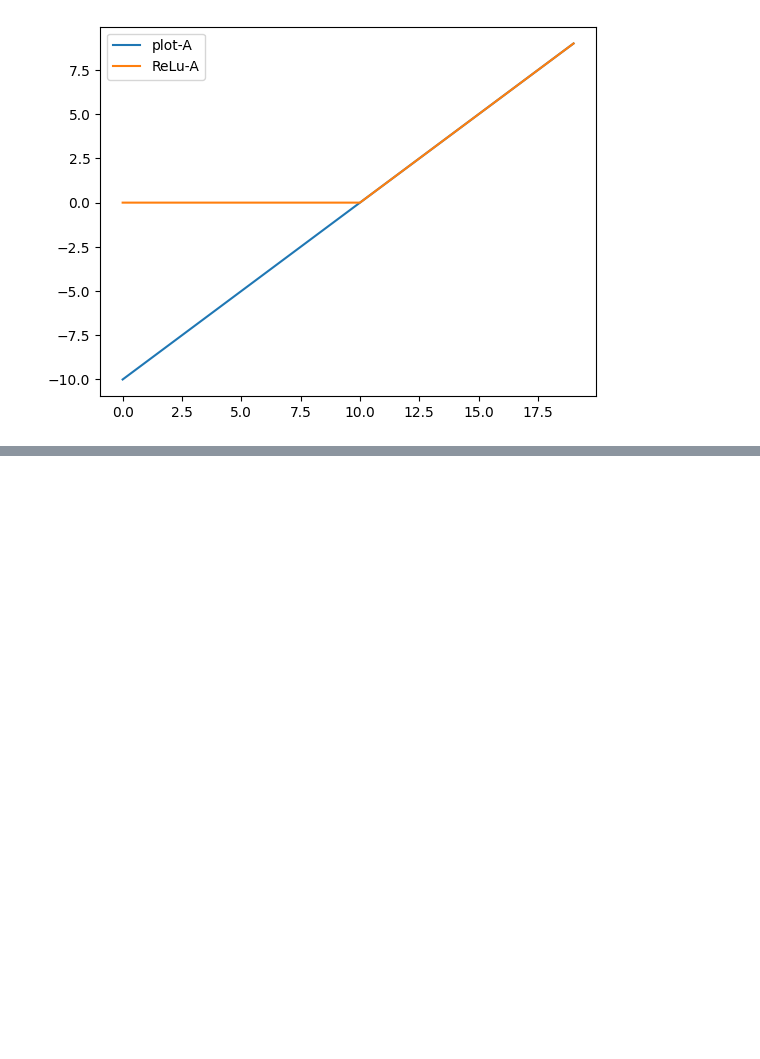
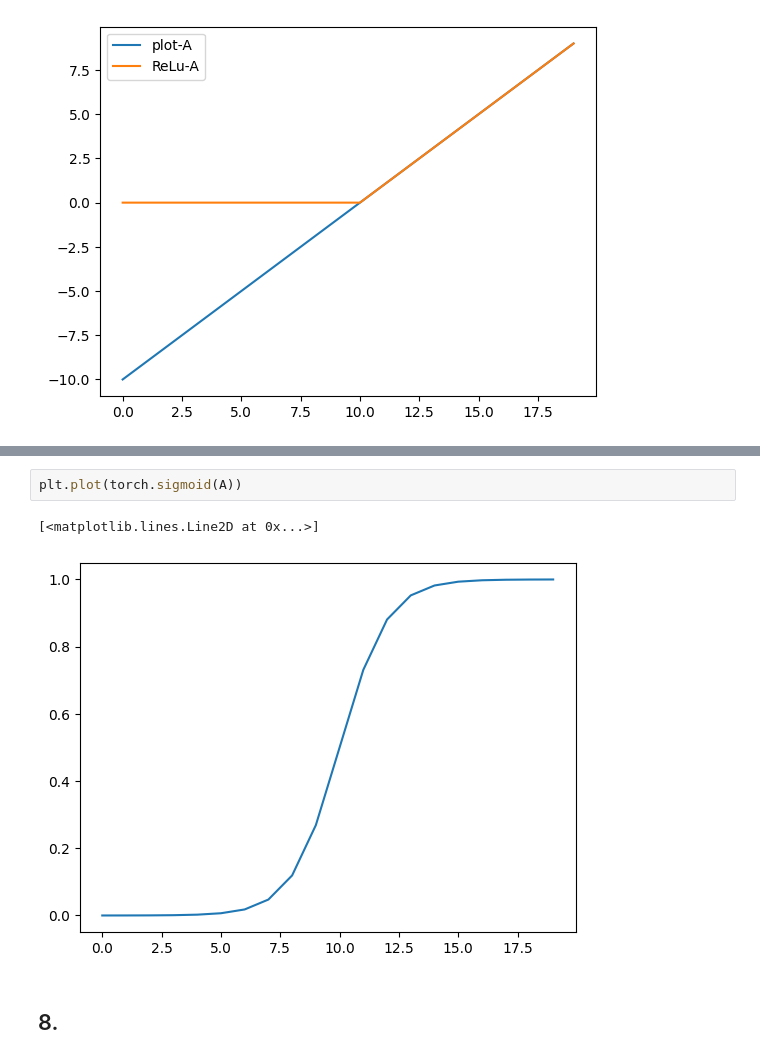
Before and after one commit to RohanVarmaP/Deep-Learning, a Jupyter notebook: 02_Neural_Network_classification.ipynb, the cells around one changed output, grey strips where cells are left out. Cells and saved outputs as stored; diff of their text form; blank space fills up the shorter version.

```diff
--- a/02_Neural_Network_classification.ipynb
+++ b/02_Neural_Network_classification.ipynb
@@ -658,0 +681,7 @@ plt.legend(['plot-A','ReLu-A'])
+# %%
+plt.plot(torch.sigmoid(A))
+# %% [output]
+[<matplotlib.lines.Line2D at 0x...>]
+[figure, added]
+# %% [markdown]
+## 8.
```
Also changed, not shown: parts of 4 cells of this notebook.
